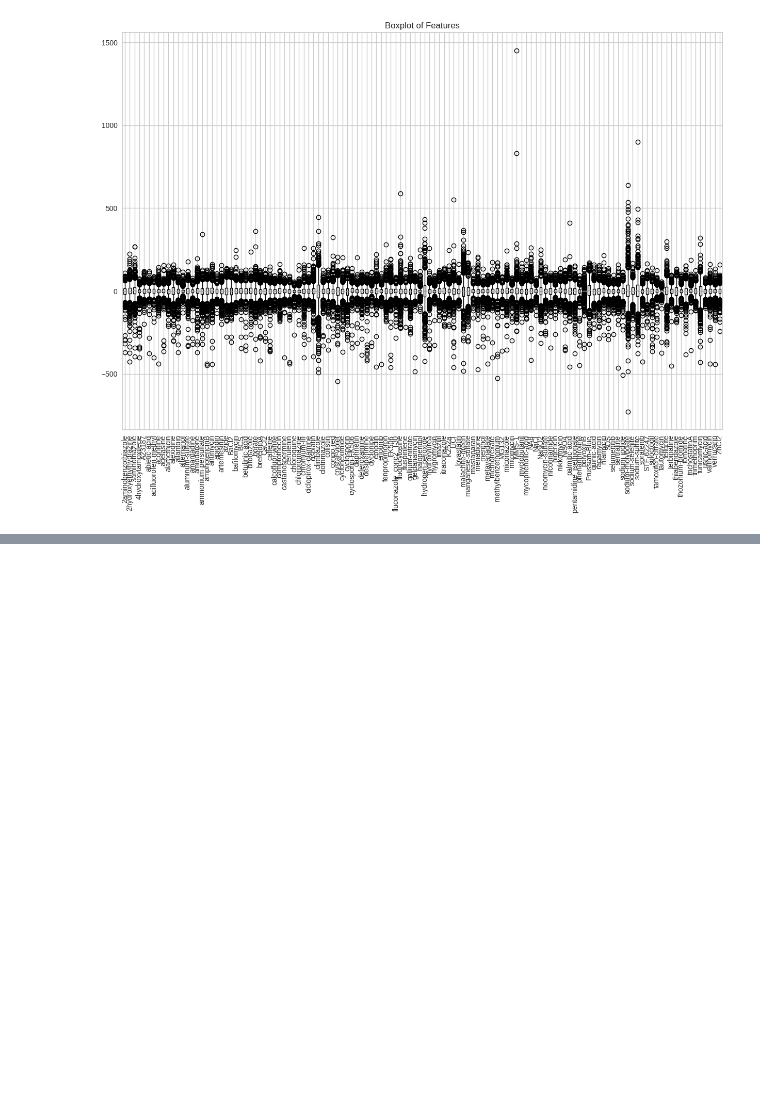
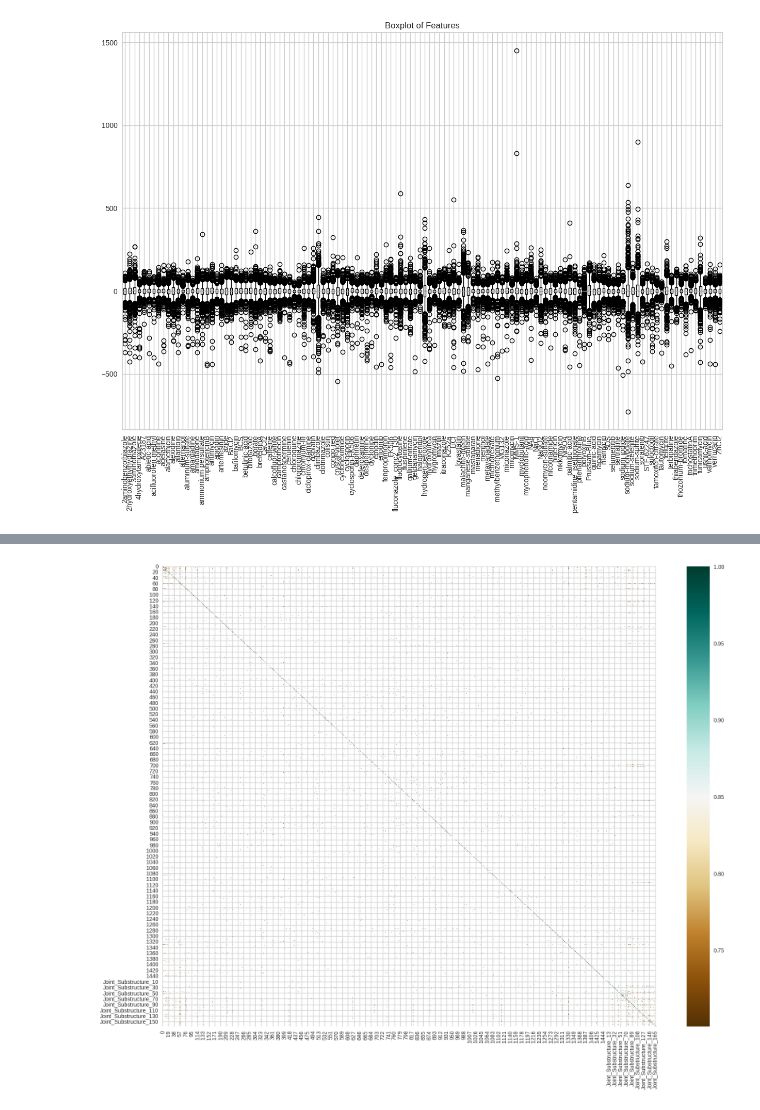
Before and after one commit to mozey256/OSCAAR, a Jupyter notebook: chemo_data_EDA.ipynb, the cells around one changed output, grey strips where cells are left out. Cells and saved outputs as stored; diff of their text form; code cells hidden in the pictures; blank space fills up the shorter version.

```diff
--- a/chemo_data_EDA.ipynb
+++ b/chemo_data_EDA.ipynb
@@ -216,0 +219,2 @@ msno.matrix(chem)
+# %%
+mld2 = mldata
@@ -216,0 +251,22 @@ msno.matrix(chem)
+# %%
+# Remove non-numeric columns if necessary
+numeric_df = mld2.drop(['Drug 1', 'Drug2', 'Combination', 'Synergy'], axis=1)
+
+# Calculate the correlation matrix
+correlation_matrix = numeric_df.corr()
+
+# Filter highly correlated features
+
+
+plt.figure(figsize=(20,15))
+c= correlation_matrix[correlation_matrix >= 0.7]
+sns.heatmap(c,cmap="BrBG",annot=False)
+
+plt.show()
+# # Plot the heatmap for highly correlated features
+# plt.figure(figsize=(12, 10))
+# sns.heatmap(highly_correlated_features, annot=False, cmap='coolwarm', square=True, linewidths=0.5)
+# plt.title('Highly Correlated Features Heatmap (Correlation >= 0.5)')
+# plt.show()
+# %% [output]
+[figure, added]
```
Also changed, not shown: parts of 19 cells of this notebook.
